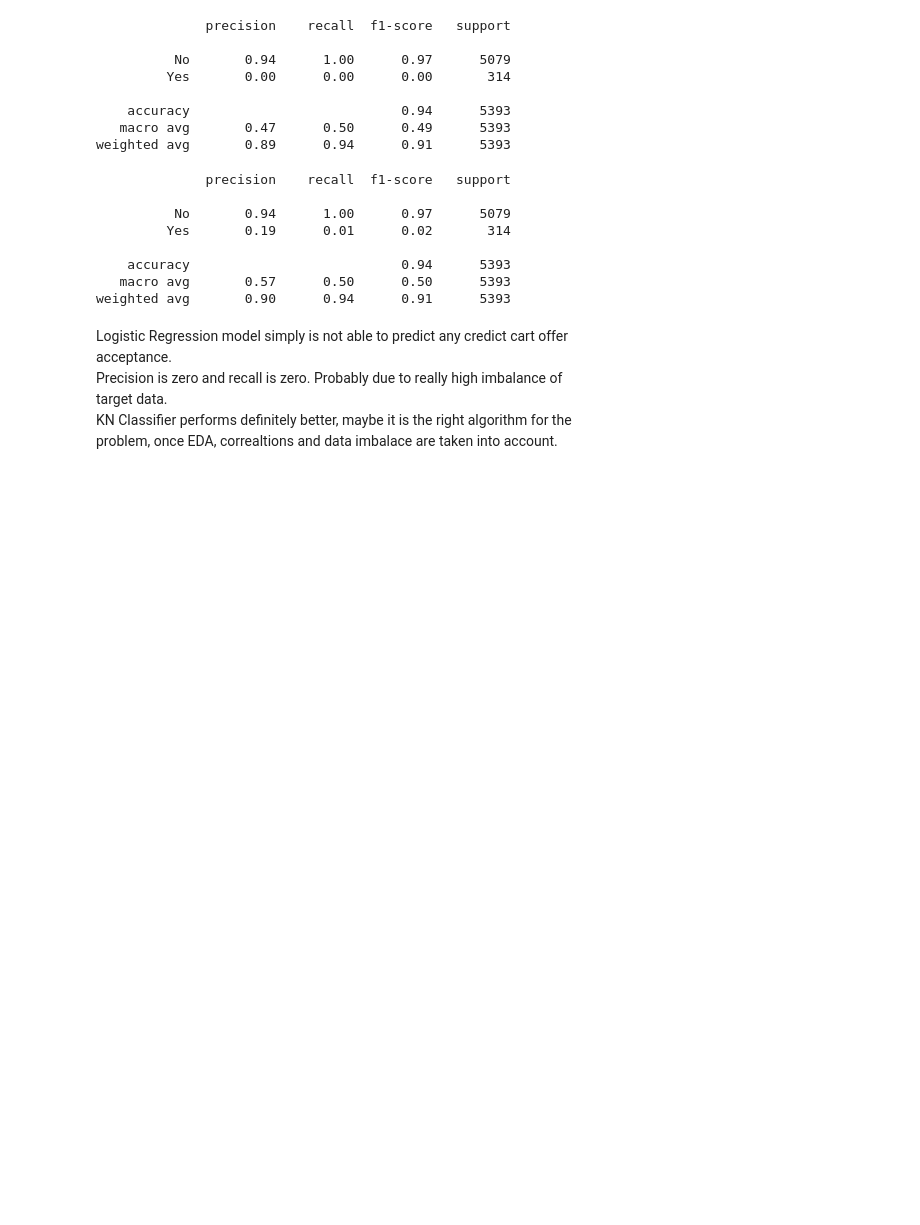
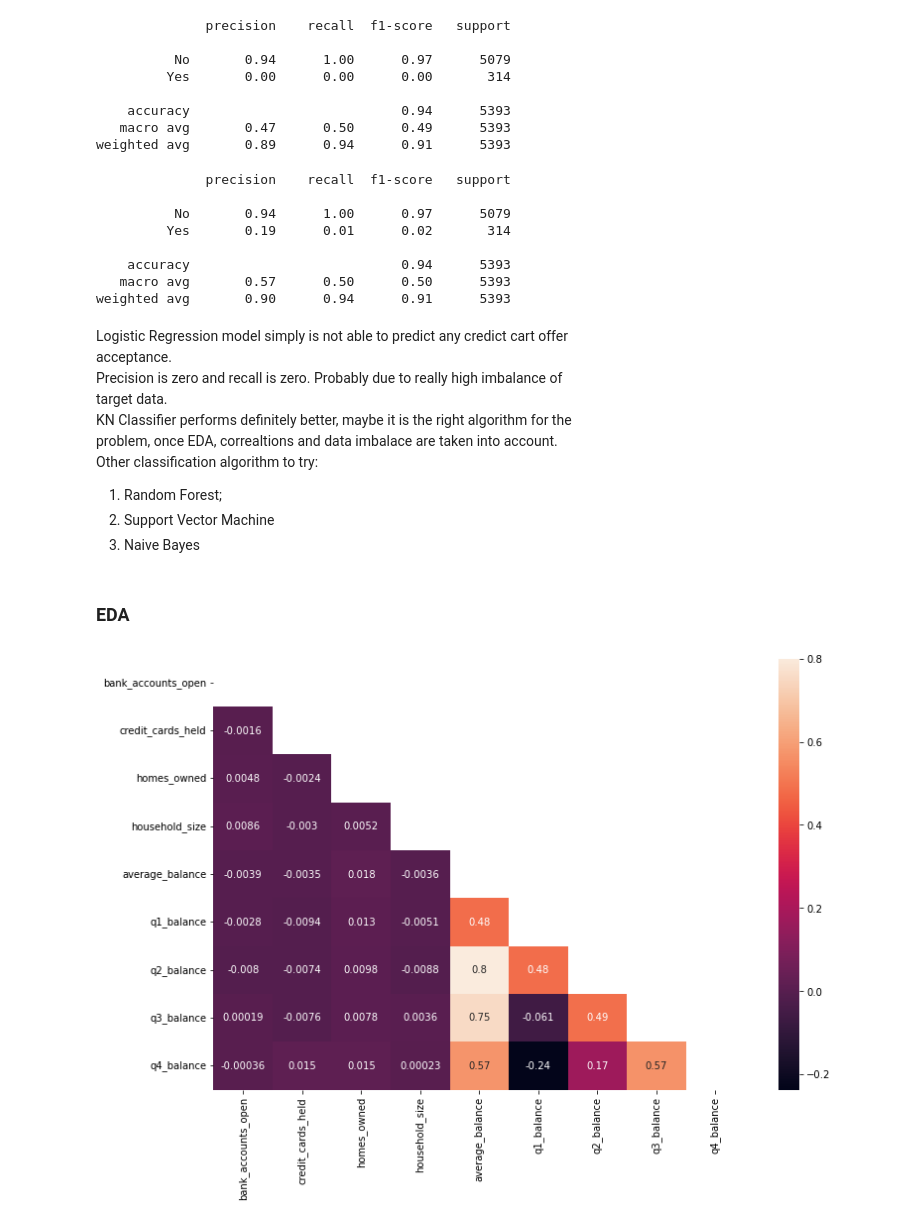
Before and after one commit to Edoardo1996/ironhack-mid-project, a Jupyter notebook: index.ipynb, the cells around one changed output. Saved outputs shown, nothing was run; the diff lists cells and outputs as text; code cells hidden in the pictures; blank space fills up the shorter version.

```diff
--- a/index.ipynb
+++ b/index.ipynb
@@ -149,4 +121,15 @@ Logistic Regression model simply is not able to predict any credict cart offer <
 Precision is zero and recall is zero. Probably due to really high imbalance of <br>
 target data.<br>
 KN Classifier performs definitely better, maybe it is the right algorithm for the <br>
-problem, once EDA, correaltions and data imbalace are taken into account.
+problem, once EDA, correaltions and data imbalace are taken into account. <br>
+Other classification algorithm to try:
+1. Random Forest;
+2. Support Vector Machine
+3. Naive Bayes
+# %% [markdown]
+### EDA
+# %%
+# Take a look to correlation heatmap
+eda.show_corr_heatmap(df, (12, 8))
+# %% [output]
+[figure, added]
```
Also changed, not shown: parts of 4 cells of this notebook, 6 other files.
